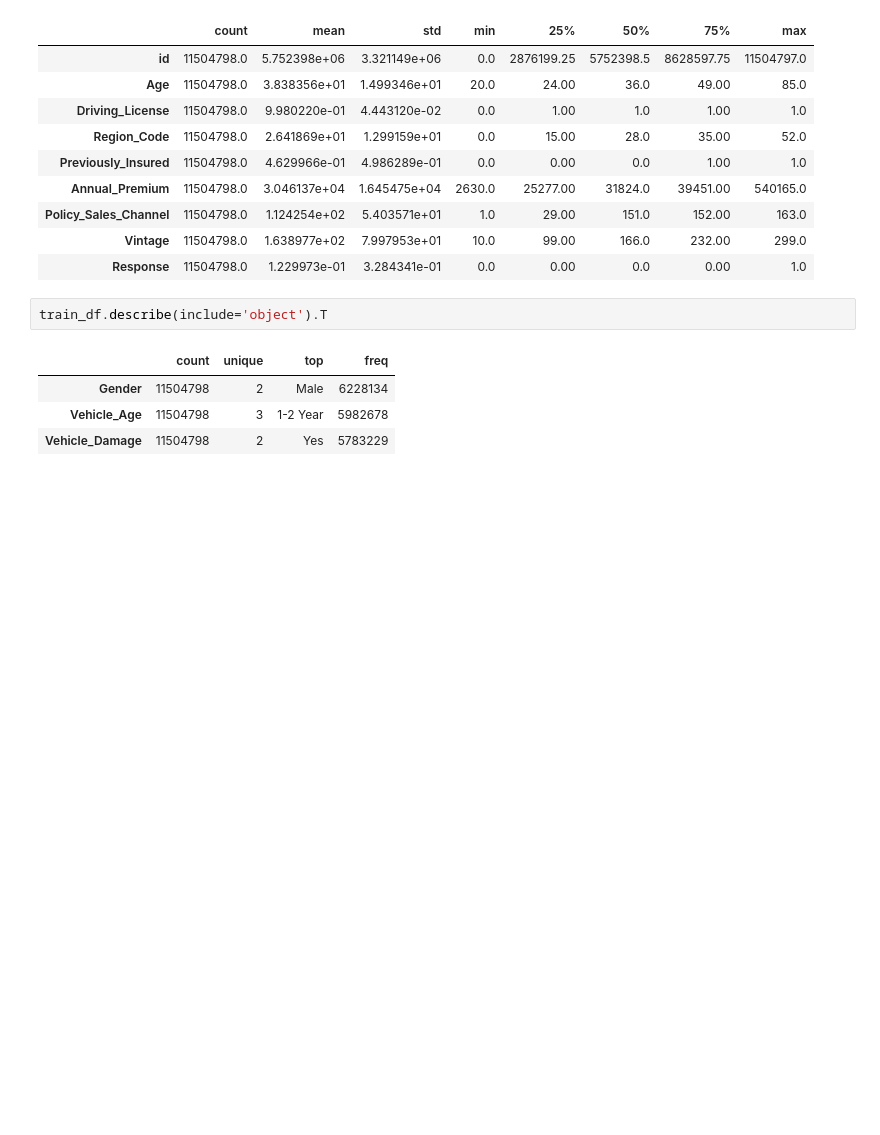
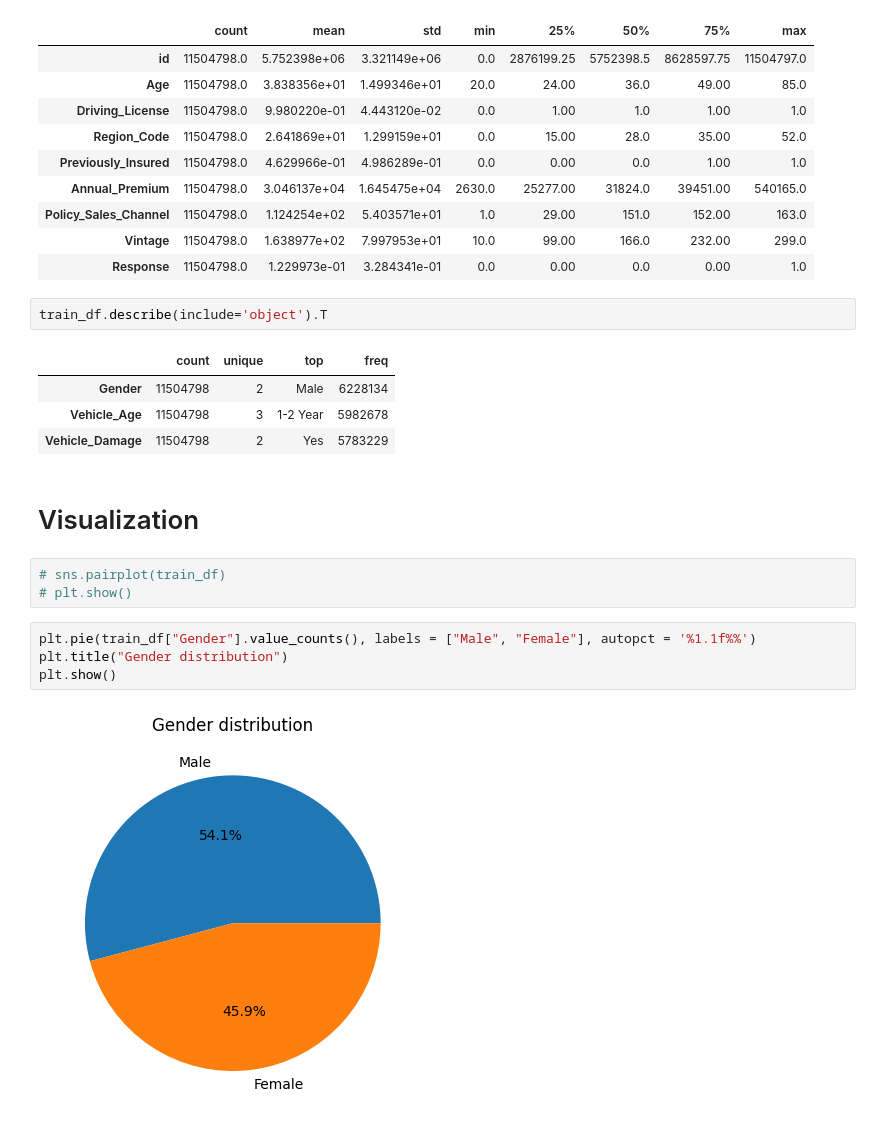
Before and after one commit to Saleep24/Insurance-cross-selling, a Jupyter notebook: insurance-cross-selling-v1.ipynb, the cells around one changed output. Drawn from its saved outputs; the diff is of its cells as text; blank space fills up the shorter version.

```diff
--- a/insurance-cross-selling-v1.ipynb
+++ b/insurance-cross-selling-v1.ipynb
@@ -95,3 +100,14 @@ train_df.describe(include='object').T
 | Gender | 11504798 | 2 | Male | 6228134 |
 | Vehicle_Age | 11504798 | 3 | 1-2 Year | 5982678 |
 | Vehicle_Damage | 11504798 | 2 | Yes | 5783229 |
+# %% [markdown]
+# Visualization
+# %%
+# sns.pairplot(train_df)
+# plt.show()
+# %%
+plt.pie(train_df["Gender"].value_counts(), labels = ["Male", "Female"], autopct = '%1.1f%%')
+plt.title("Gender distribution")
+plt.show()
+# %% [output]
+[figure, added]
```
Also changed, not shown: parts of 18 cells of this notebook.
